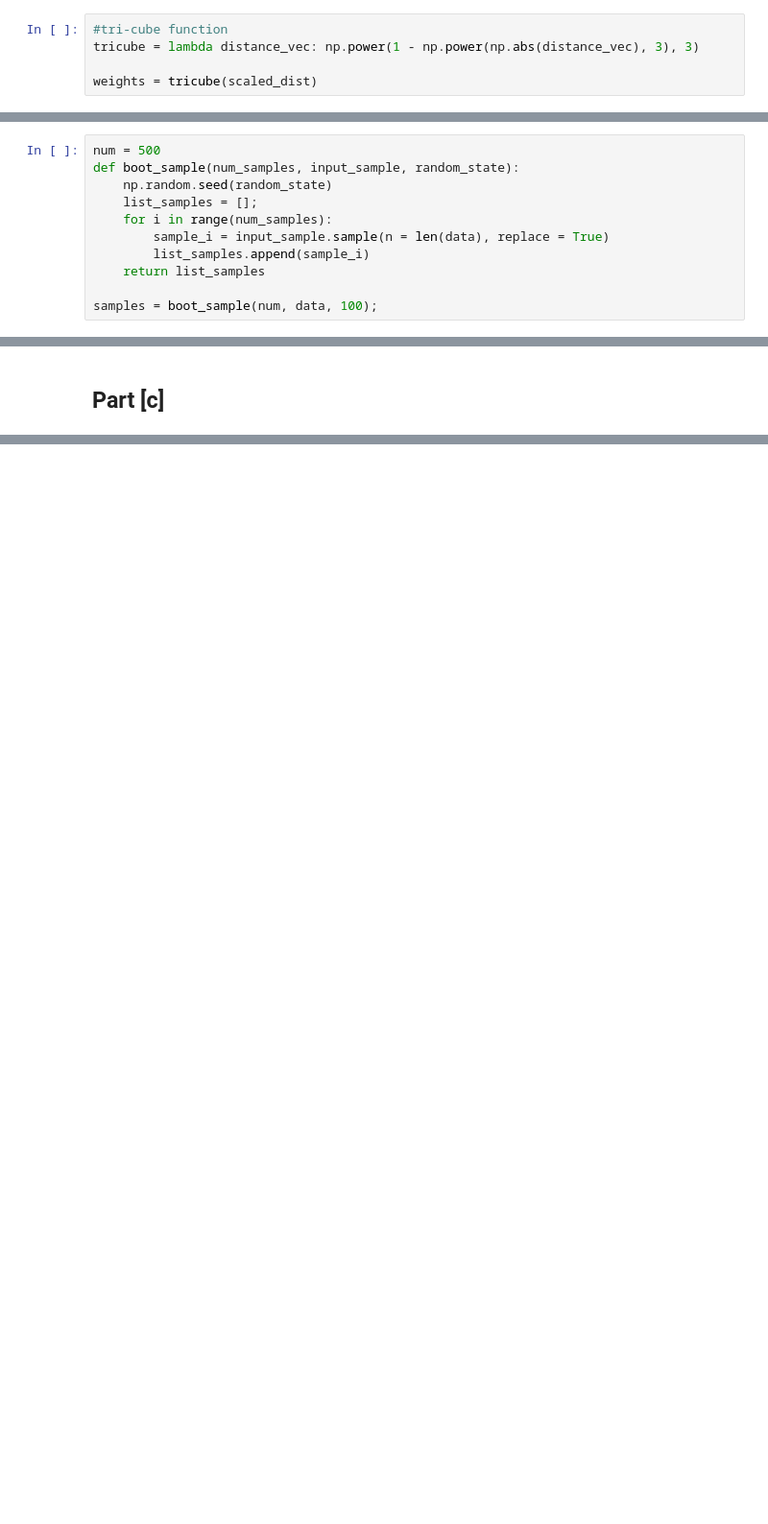
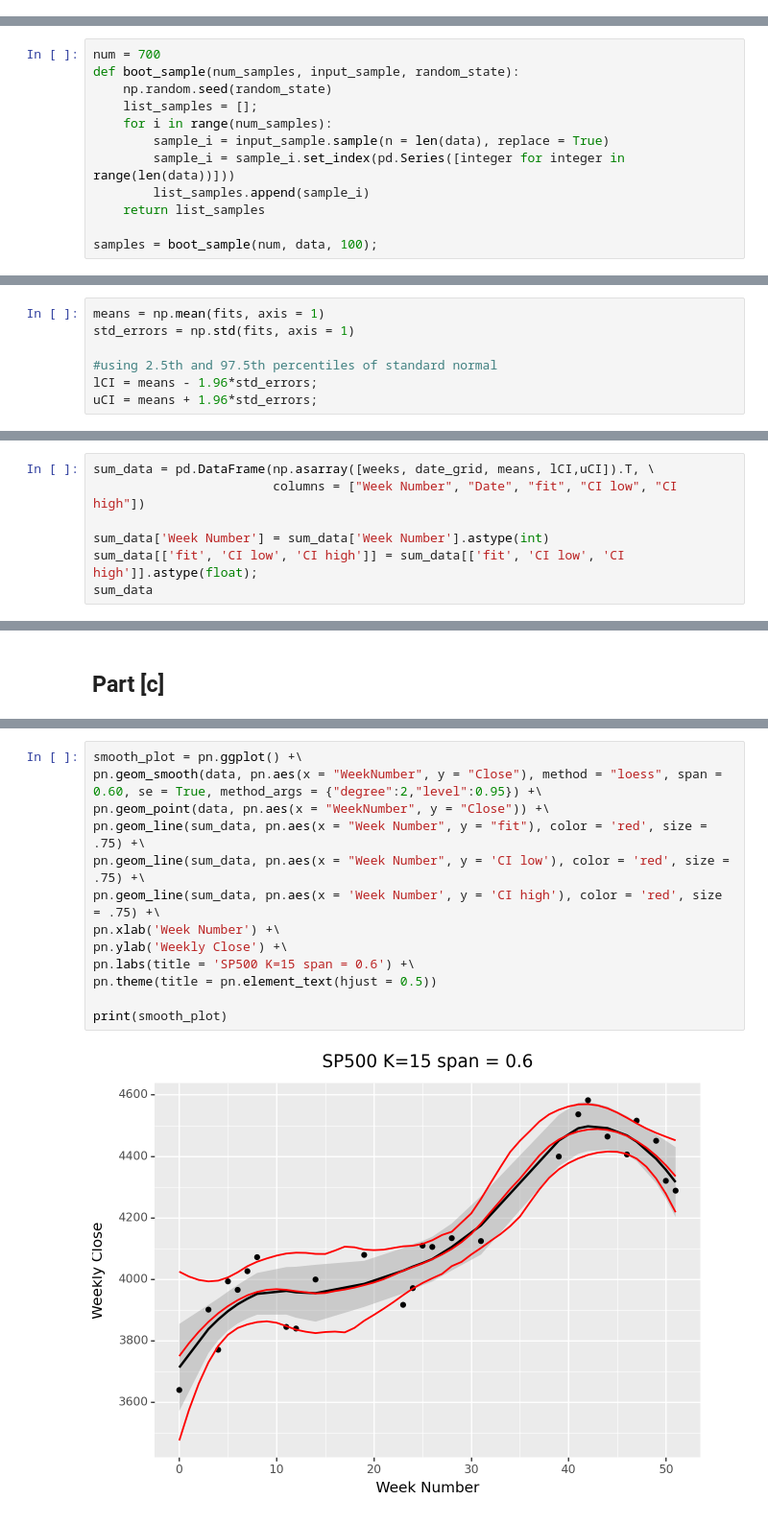
Before and after one commit to dg3358/Columbia-ACTU-5841, a Jupyter notebook: Assignment 6/Assignment-6.ipynb, the cells around one changed output, grey strips where cells are left out. Shown at 96% size. Saved outputs shown, nothing was run; the diff lists cells and outputs as text; blank space fills up the shorter version.

```diff
--- a/Assignment 6/Assignment-6.ipynb
+++ b/Assignment 6/Assignment-6.ipynb
@@ -48,8 +50,3 @@ maxdistances = np.expand_dims(kn[0][:,14], axis = 1)
 
 #Get scaled distances
 scaled_dist = distances/maxdistances
-# %%
-#tri-cube function
-tricube = lambda distance_vec: np.power(1 - np.power(np.abs(distance_vec), 3), 3)
-
-weights = tricube(scaled_dist)
@@ -84,10 +92,11 @@ extra_df
 # %%
-num = 500
+num = 700
 def boot_sample(num_samples, input_sample, random_state):
     np.random.seed(random_state)
     list_samples = [];
     for i in range(num_samples):
         sample_i = input_sample.sample(n = len(data), replace = True)
+        sample_i = sample_i.set_index(pd.Series([integer for integer in range(len(data))]))
         list_samples.append(sample_i)
     return list_samples
 
@@ -109,0 +142,7 @@ neighborhoods_x
+# %%
+means = np.mean(fits, axis = 1)
+std_errors = np.std(fits, axis = 1)
+
+#using 2.5th and 97.5th percentiles of standard normal
+lCI = means - 1.96*std_errors;
+uCI = means + 1.96*std_errors;
@@ -109,0 +151,7 @@ neighborhoods_x
+# %%
+sum_data = pd.DataFrame(np.asarray([weeks, date_grid, means, lCI,uCI]).T, \
+                        columns = ["Week Number", "Date", "fit", "CI low", "CI high"])
+
+sum_data['Week Number'] = sum_data['Week Number'].astype(int)
+sum_data[['fit', 'CI low', 'CI high']] = sum_data[['fit', 'CI low', 'CI high']].astype(float);
+sum_data
@@ -111,0 +180,15 @@ neighborhoods_x
+# %%
+smooth_plot = pn.ggplot() +\
+pn.geom_smooth(data, pn.aes(x = "WeekNumber", y = "Close"), method = "loess", span = 0.60, se = True, method_args = {"degree":2,"level":0.95}) +\
+pn.geom_point(data, pn.aes(x = "WeekNumber", y = "Close")) +\
+pn.geom_line(sum_data, pn.aes(x = "Week Number", y = "fit"), color = 'red', size = .75) +\
+pn.geom_line(sum_data, pn.aes(x = "Week Number", y = 'CI low'), color = 'red', size = .75) +\
+pn.geom_line(sum_data, pn.aes(x = 'Week Number', y = 'CI high'), color = 'red', size = .75) +\
+pn.xlab('Week Number') +\
+pn.ylab('Weekly Close') +\
+pn.labs(title = 'SP500 K=15 span = 0.6') +\
+pn.theme(title = pn.element_text(hjust = 0.5))
+
+print(smooth_plot)
+# %% [output]
+[figure, added]
```
Also changed, not shown: parts of 14 cells of this notebook.
